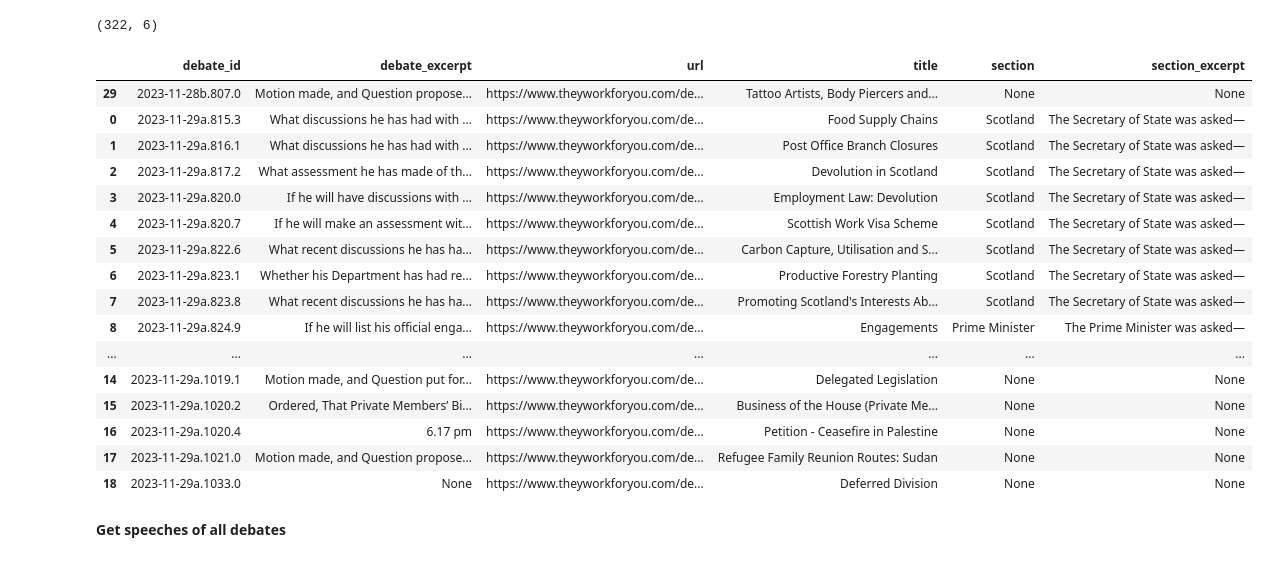
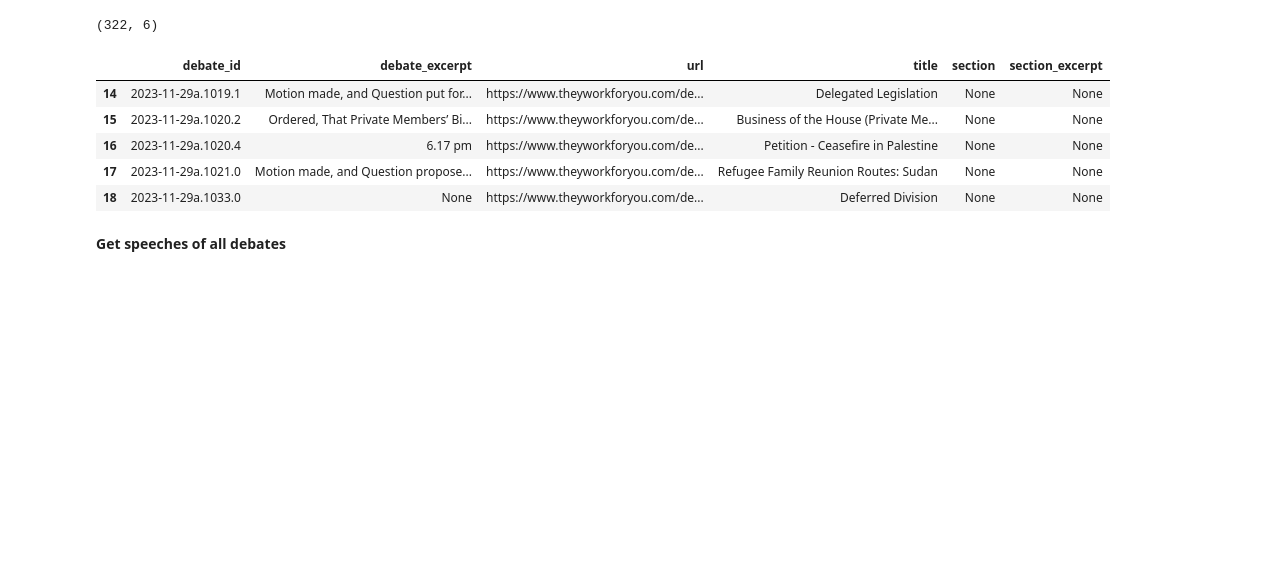
Before and after one commit to ZCLiu35/w10-data-reshaping-tricks, a Jupyter notebook: notebooks/NB01-collect-data.ipynb, the cells around one changed output. Drawn from its saved outputs; the diff is of its cells as text; code cells hidden in the pictures; blank space fills up the shorter version.

```diff
--- a/notebooks/NB01-collect-data.ipynb
+++ b/notebooks/NB01-collect-data.ipynb
@@ -133,20 +132,9 @@ df_debates.shape
 # %% [output]
 (322, 6)
 # %%
-df_debates.tail(20)
+df_debates.tail(5)
 # %% [output]
 |  | debate_id | debate_excerpt | url | title | section | section_excerpt |
-| 29 | 2023-11-28b.807.0 | Motion made, and Question propose... | https://www.theyworkforyou.com/de... | Tattoo Artists, Body Piercers and... | None | None |
-| 0 | 2023-11-29a.815.3 | What discussions he has had with ... | https://www.theyworkforyou.com/de... | Food Supply Chains | Scotland | The Secretary of State was asked— |
-| 1 | 2023-11-29a.816.1 | What discussions he has had with ... | https://www.theyworkforyou.com/de... | Post Office Branch Closures | Scotland | The Secretary of State was asked— |
-| 2 | 2023-11-29a.817.2 | What assessment he has made of th... | https://www.theyworkforyou.com/de... | Devolution in Scotland | Scotland | The Secretary of State was asked— |
-| 3 | 2023-11-29a.820.0 | If he will have discussions with ... | https://www.theyworkforyou.com/de... | Employment Law: Devolution | Scotland | The Secretary of State was asked— |
-| 4 | 2023-11-29a.820.7 | If he will make an assessment wit... | https://www.theyworkforyou.com/de... | Scottish Work Visa Scheme | Scotland | The Secretary of State was asked— |
-| 5 | 2023-11-29a.822.6 | What recent discussions he has ha... | https://www.theyworkforyou.com/de... | Carbon Capture, Utilisation and S... | Scotland | The Secretary of State was asked— |
-| 6 | 2023-11-29a.823.1 | Whether his Department has had re... | https://www.theyworkforyou.com/de... | Productive Forestry Planting | Scotland | The Secretary of State was asked— |
-| 7 | 2023-11-29a.823.8 | What recent discussions he has ha... | https://www.theyworkforyou.com/de... | Promoting Scotland's Interests Ab... | Scotland | The Secretary of State was asked— |
-| 8 | 2023-11-29a.824.9 | If he will list his official enga... | https://www.theyworkforyou.com/de... | Engagements | Prime Minister | The Prime Minister was asked— |
-| ... | ... | ... | ... | ... | ... | ... |
 | 14 | 2023-11-29a.1019.1 | Motion made, and Question put for... | https://www.theyworkforyou.com/de... | Delegated Legislation | None | None |
 | 15 | 2023-11-29a.1020.2 | Ordered, That Private Members’ Bi... | https://www.theyworkforyou.com/de... | Business of the House (Private Me... | None | None |
 | 16 | 2023-11-29a.1020.4 | 6.17 pm | https://www.theyworkforyou.com/de... | Petition - Ceasefire in Palestine | None | None |
```
Also changed, not shown: parts of 12 cells of this notebook.
